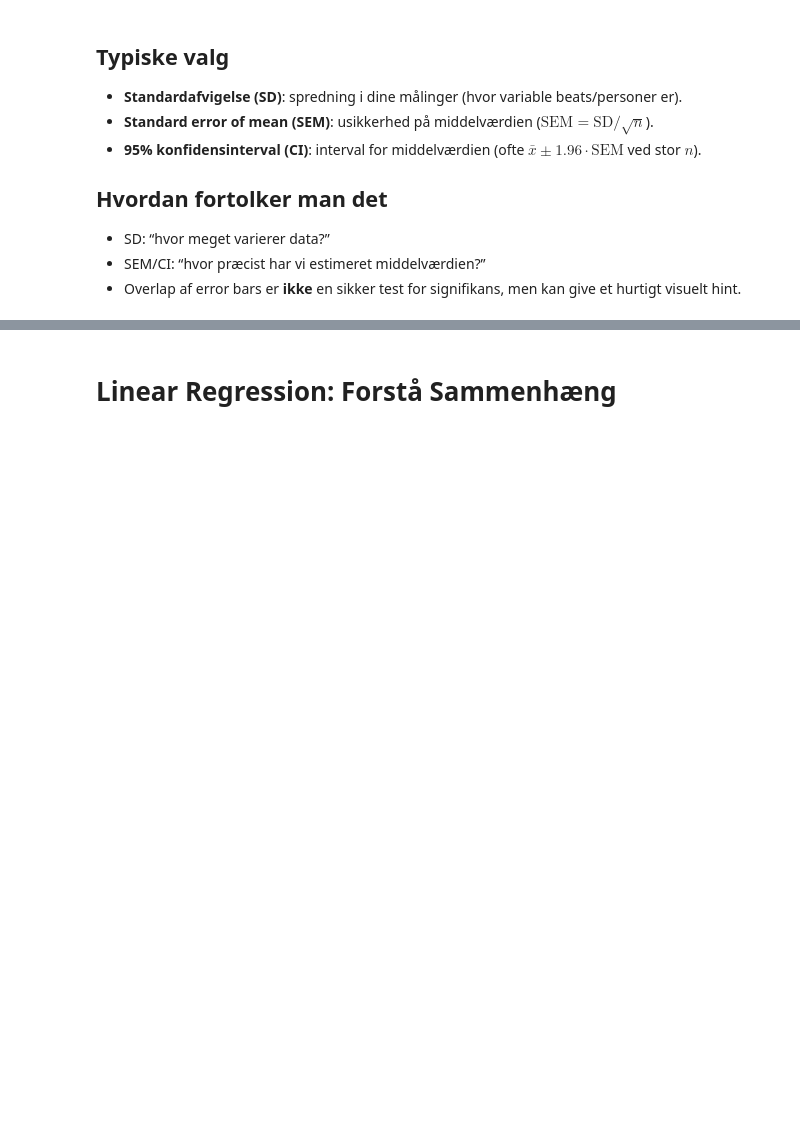
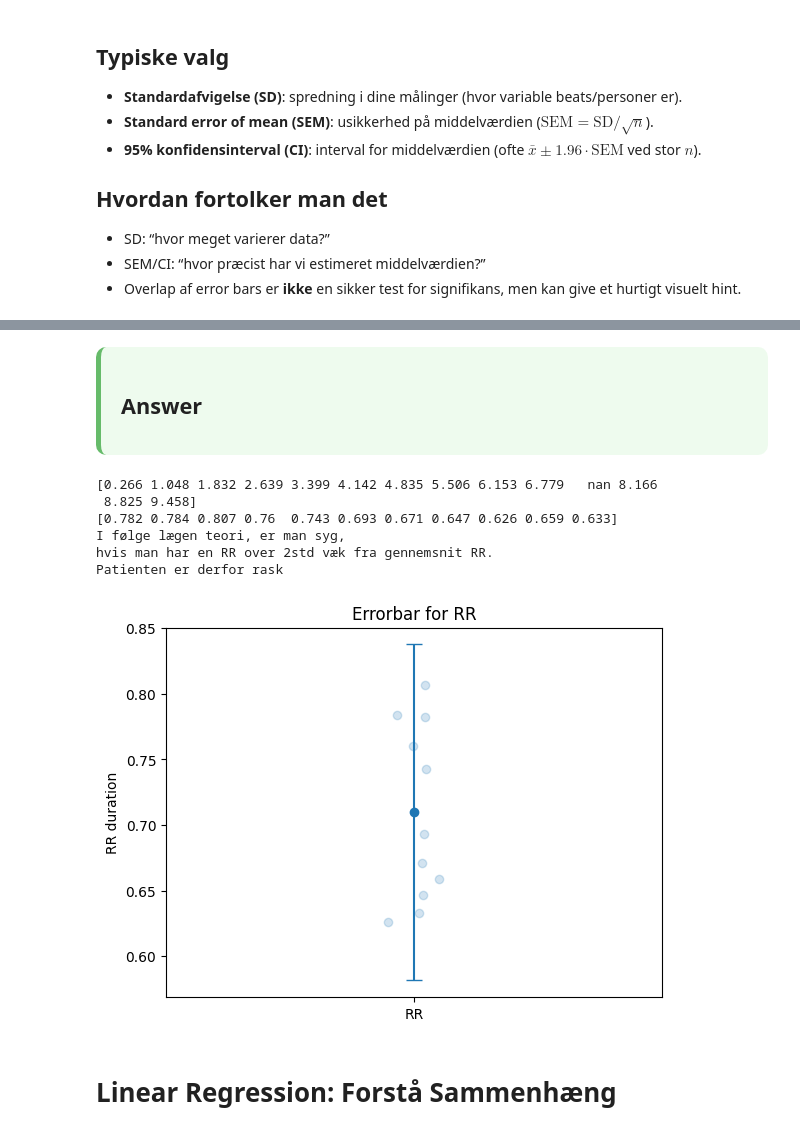
Before and after one commit to AAU-ST2-Programming/signals_3, a Jupyter notebook: signals_3_features.ipynb, the cells around one changed output, grey strips where cells are left out. Drawn from its saved outputs; the diff is of its cells as text; code cells hidden in the pictures; blank space fills up the shorter version.

```diff
--- a/signals_3_features.ipynb
+++ b/signals_3_features.ipynb
@@ -292,3 +350,46 @@ plt.show()
+# %% [markdown]
+<div style="background-color: rgba(200, 240, 200, 0.3); padding: 20px; border-radius: 10px; border-left: 5px solid #66bb6a;">
+
+## Answer
+
+
+</div>
+# %%
+import numpy as np
+import matplotlib.pyplot as plt
+
+
+R = np.genfromtxt('files/peaks_ECGPCG2.csv', delimiter=',', skip_header=1, unpack=True, usecols=(1) )
+RR = np.diff(R)
+RR = RR[~np.isnan(RR)]
+print(R)
+print(RR)
+print("I følge lægen teori, er man syg,\nhvis man har en RR over 2std væk fra gennemsnit RR.\nPatienten er derfor rask")
+mean_RR = RR.mean()
+std_RR = RR.std()
+
+jitter = np.random.normal(0, 0.04, size=len(RR))
+plt.scatter(jitter,RR,alpha=0.2)
+plt.errorbar(
+        0,
+        mean_RR,
+        yerr=std_RR*2,
+        fmt='o',
+        capsize=6
+    )
+plt.xlim([-1,1])
+plt.xticks([0],["RR"])
+plt.ylabel("RR duration")
+plt.title("Errorbar for RR")
+plt.show()
+# %% [output]
+[0.266 1.048 1.832 2.639 3.399 4.142 4.835 5.506 6.153 6.779   nan 8.166
+ 8.825 9.458]
+[0.782 0.784 0.807 0.76  0.743 0.693 0.671 0.647 0.626 0.659 0.633]
+I følge lægen teori, er man syg,
+hvis man har en RR over 2std væk fra gennemsnit RR.
+Patienten er derfor rask
+[figure, added]
 # %% [markdown]
 # Linear Regression: Forstå Sammenhæng
 # %%
```
Also changed, not shown: parts of 15 cells of this notebook.
